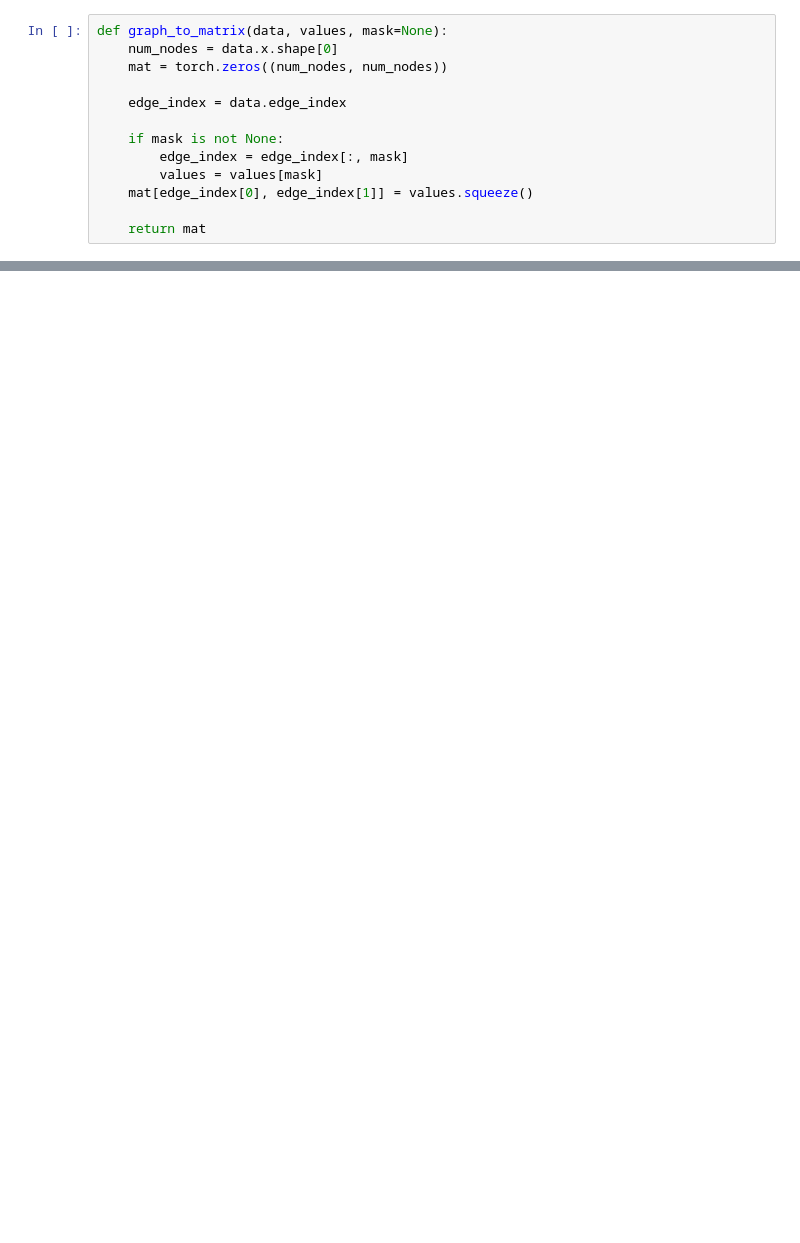
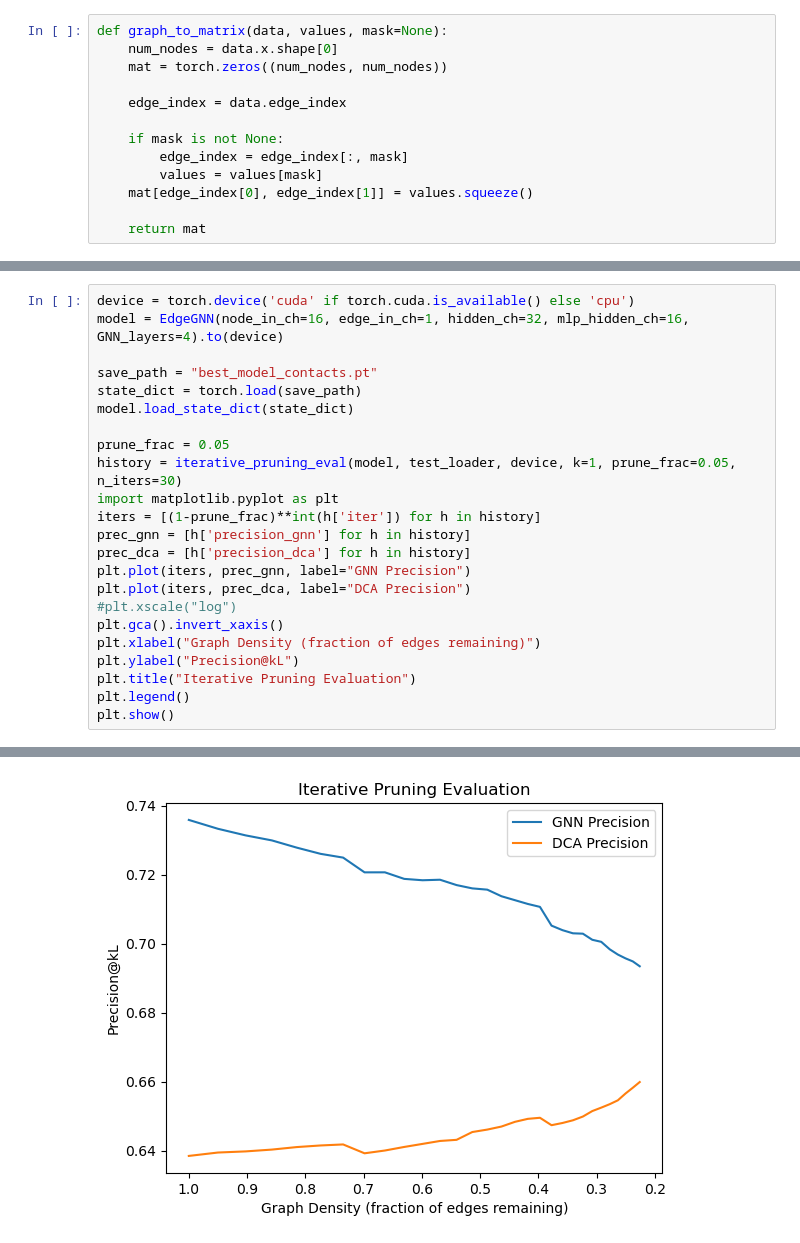
Before and after one commit to Fabiog17/Internship, a Jupyter notebook: GNN_contacts.ipynb, the cells around one changed output, grey strips where cells are left out. Cells and saved outputs as stored; diff of their text form; blank space fills up the shorter version.

```diff
--- a/GNN_contacts.ipynb
+++ b/GNN_contacts.ipynb
@@ -698,0 +969,24 @@ Data(x=[37, 16], edge_index=[2, 1332], edge_attr=[1332, 1], y=[1332, 1], edge_ma
+# %%
+device = torch.device('cuda' if torch.cuda.is_available() else 'cpu')
+model = EdgeGNN(node_in_ch=16, edge_in_ch=1, hidden_ch=32, mlp_hidden_ch=16, GNN_layers=4).to(device)
+
+save_path = "best_model_contacts.pt"
+state_dict = torch.load(save_path)
+model.load_state_dict(state_dict)
+
+prune_frac = 0.05
+history = iterative_pruning_eval(model, test_loader, device, k=1, prune_frac=0.05, n_iters=30)
+import matplotlib.pyplot as plt
+iters = [(1-prune_frac)**int(h['iter']) for h in history]
+prec_gnn = [h['precision_gnn'] for h in history]
+prec_dca = [h['precision_dca'] for h in history]
+plt.plot(iters, prec_gnn, label="GNN Precision")
+plt.plot(iters, prec_dca, label="DCA Precision")
+#plt.xscale("log")
+plt.gca().invert_xaxis()
+plt.xlabel("Graph Density (fraction of edges remaining)")
+plt.ylabel("Precision@kL")
+plt.title("Iterative Pruning Evaluation")
+plt.legend()
+plt.show()
+# %% [output]
@@ -698,0 +1010 @@ Data(x=[37, 16], edge_index=[2, 1332], edge_attr=[1332, 1], y=[1332, 1], edge_ma
+[figure, added]
```
Also changed, not shown: parts of 14 cells of this notebook, 2 other files.
